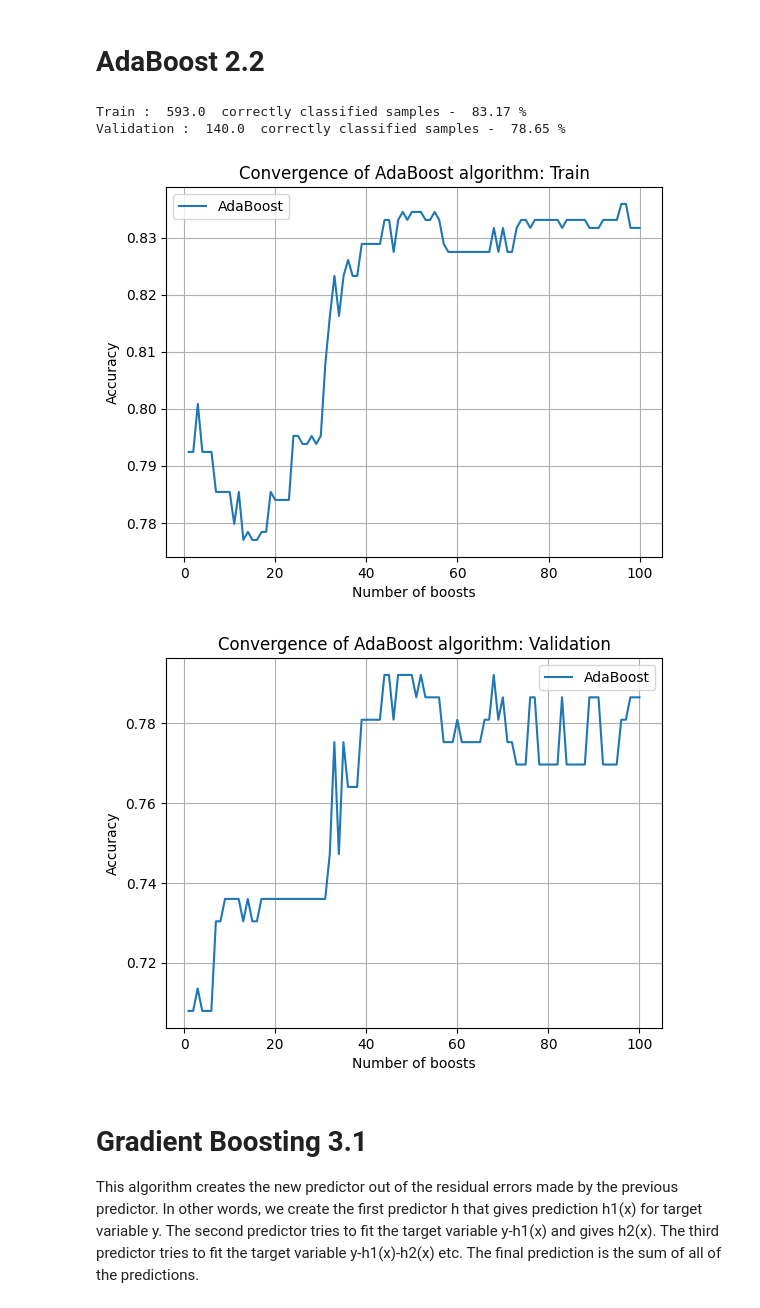
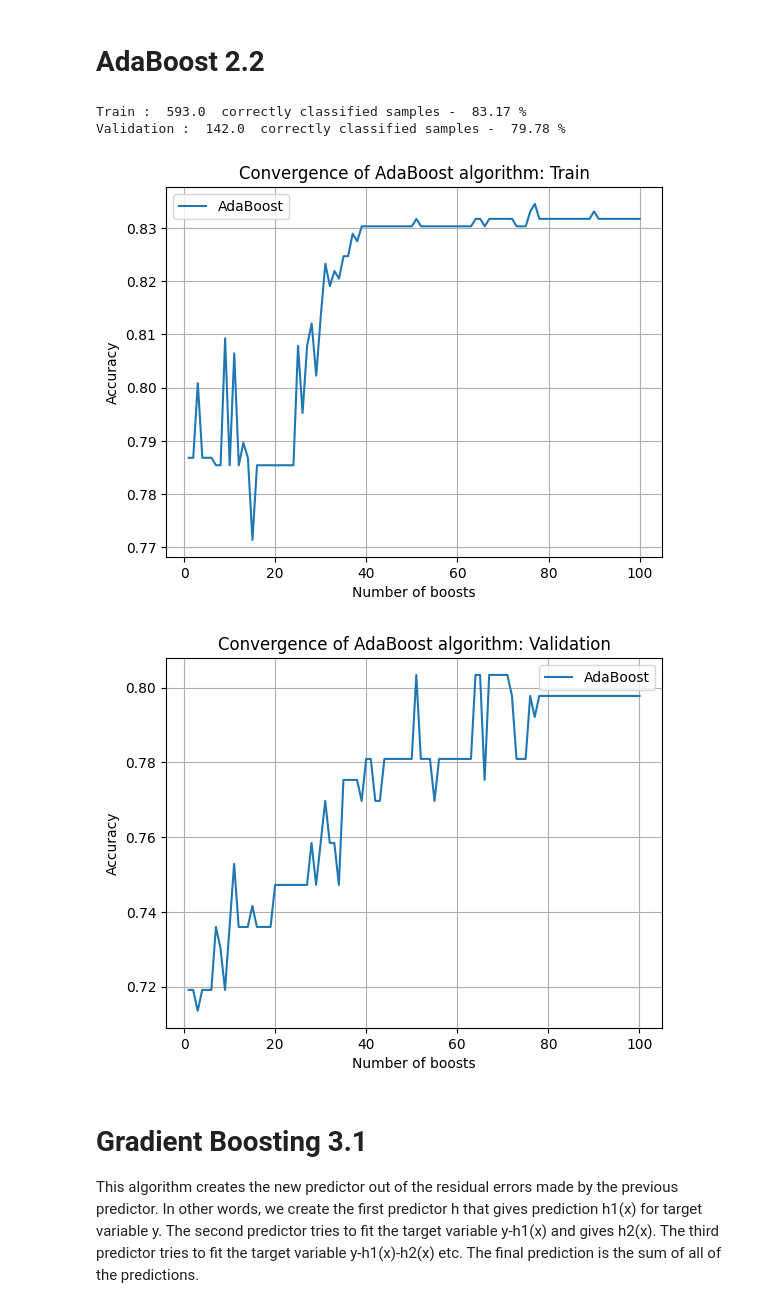
Before and after one commit to katarzynafurmanska/kaggle-titanic, a Jupyter notebook: src/run.ipynb, the cells around one changed output. Drawn from its saved outputs; the diff is of its cells as text; code cells hidden in the pictures.

```diff
--- a/src/run.ipynb
+++ b/src/run.ipynb
@@ -720,22 +721,22 @@ accuracy_results
 # %% [markdown]
 # AdaBoost 2.2
 # %%
-X22 = ['Pclass', 'Fare_suppl_i', 'Sex_bin']
+X22 = ['Pclass', 'Fare_suppl_i_wt_outliers', 'Sex_bin']
 Y = 'Survived'
 
 #single_learner = DecisionTreeClassifier(max_depth=1)
 single_learner = RandomForestClassifier(n_estimators=10, max_leaf_nodes=3)
 
 n_estimators = 100
 ad22, train_acc22, validation_acc22 = run_adaboost(train, validation, X22, Y, estimator=single_learner, n_estimators=n_estimators, learning_rate=0.2)
 
 plot_boosting_accuracy(ad22, train, X22, Y, boosting_type="AdaBoost", data_type="Train")
 plot_boosting_accuracy(ad22, validation, X22, Y, boosting_type="AdaBoost", data_type="Validation")
 # %% [output]
 Train :  593.0  correctly classified samples -  83.17 %
-Validation :  140.0  correctly classified samples -  78.65 %
+Validation :  142.0  correctly classified samples -  79.78 %
-[figure, old version]
+[figure, new version]
-[figure, old version]
+[figure, new version]
 # %% [markdown]
 # Gradient Boosting 3.1
 
```
Also changed, not shown: parts of 33 cells of this notebook, 1 other file.
